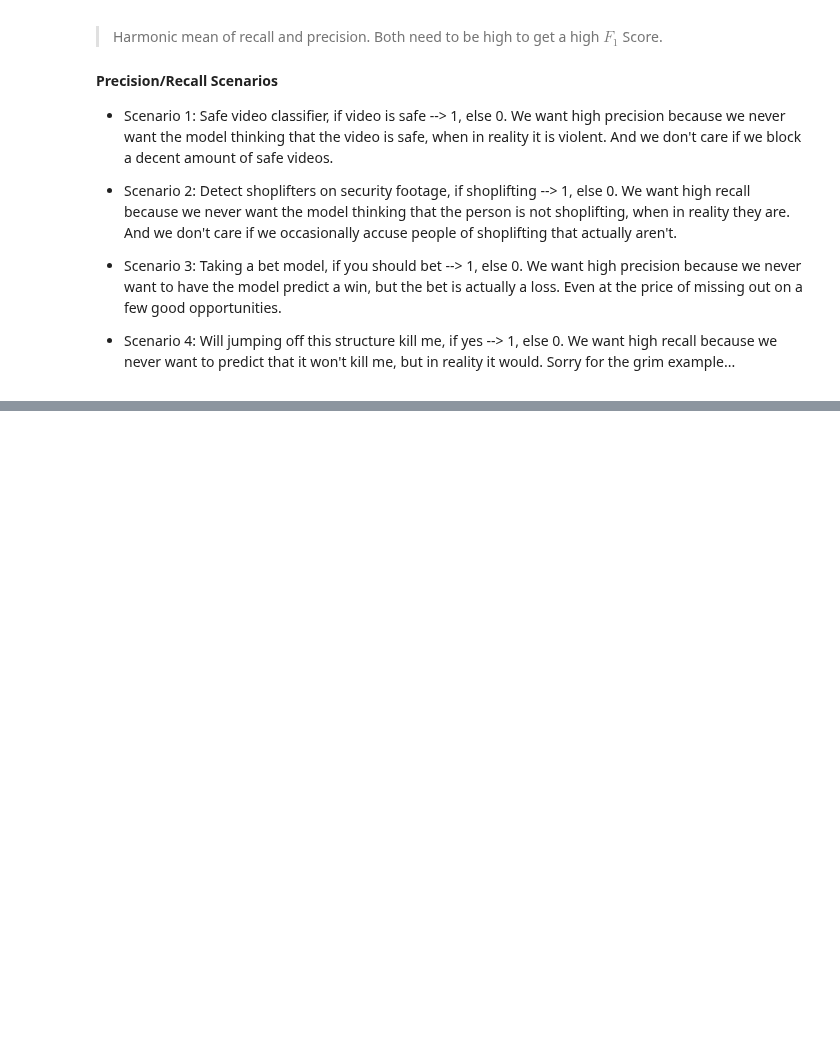
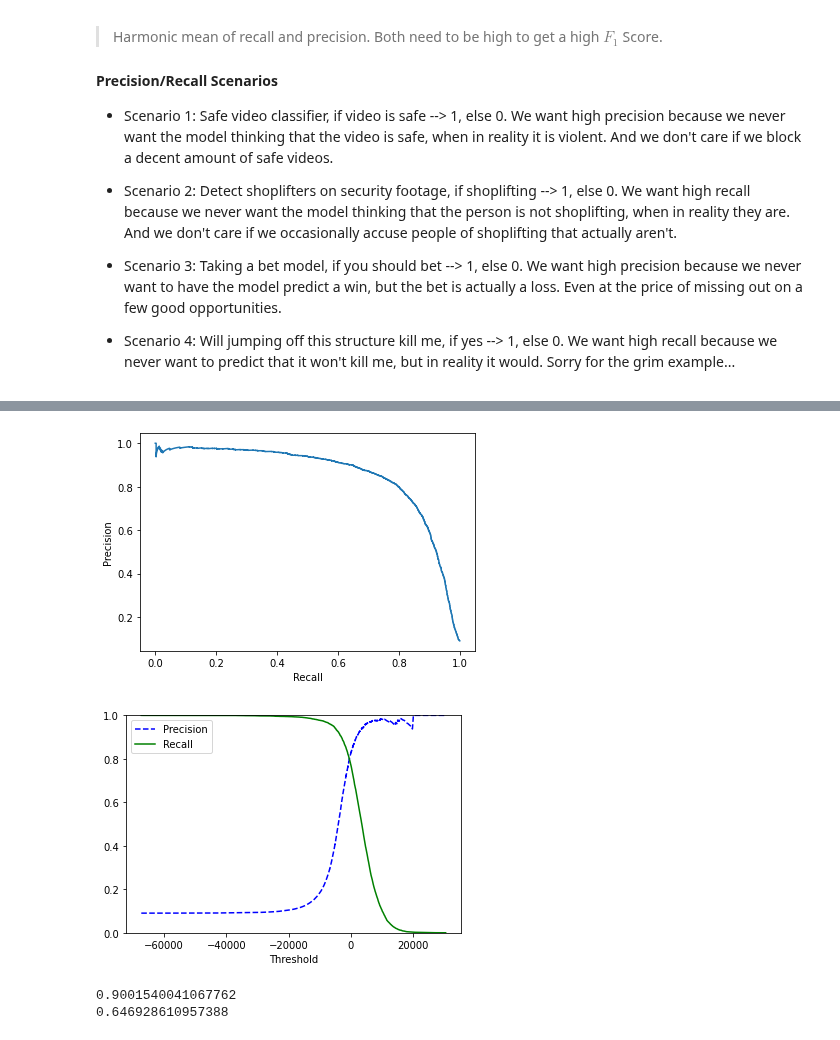
Before and after one commit to rileypeterson/ML, a Jupyter notebook: chapter3/notes.ipynb, the cells around one changed output, grey strips where cells are left out. Cells and saved outputs as stored; diff of their text form; code cells hidden in the pictures; blank space fills up the shorter version.

```diff
--- a/chapter3/notes.ipynb
+++ b/chapter3/notes.ipynb
@@ -157,0 +158,34 @@ print(f1_score(y_train_5, y_train_pred))
+# %%
+y_scores = cross_val_predict(sgd_clf, X_train, y_train_5, cv=3, method="decision_function")
+# %%
+from sklearn.metrics import precision_recall_curve
+
+precisions, recalls, thresholds = precision_recall_curve(y_train_5, y_scores)
+# %%
+from sklearn.metrics import PrecisionRecallDisplay
+
+# This is precision vs recall
+disp = PrecisionRecallDisplay(precision=precisions, recall=recalls)
+disp.plot()
+
+# Geron's plot
+def plot_precision_recall_vs_threshold(p, r, t):
+    plt.plot(t, p[:-1], "b--", label="Precision")
+    plt.plot(t, r[:-1], "g-", label="Recall")
+    plt.xlabel("Threshold")
+    plt.legend(loc="upper left")
+    plt.ylim([0, 1])
+plt.figure()
+plot_precision_recall_vs_threshold(precisions, recalls, thresholds)
+# %% [output]
+[figure, added]
+[figure, added]
+# %%
+# My curve is much different...
+thresh = min(thresholds[np.argwhere(precisions > 0.9)[:-1, 0]])
+y_train_pred_90 = (y_scores > thresh)
+print(precision_score(y_train_5, y_train_pred_90))
+print(recall_score(y_train_5, y_train_pred_90))
+# %% [output]
+0.9001540041067762
+0.646928610957388
```
Also changed, not shown: parts of 13 cells of this notebook.
